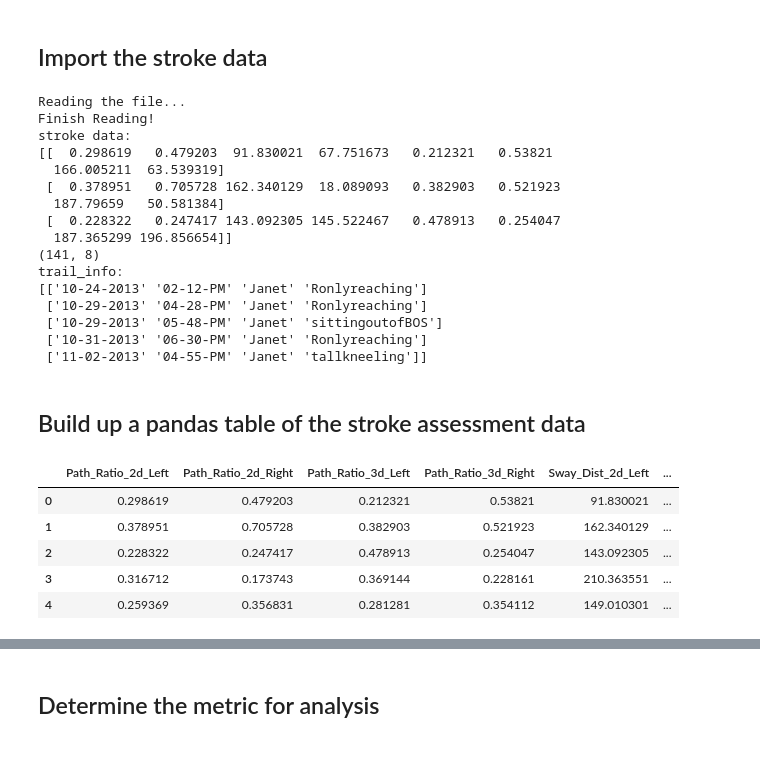
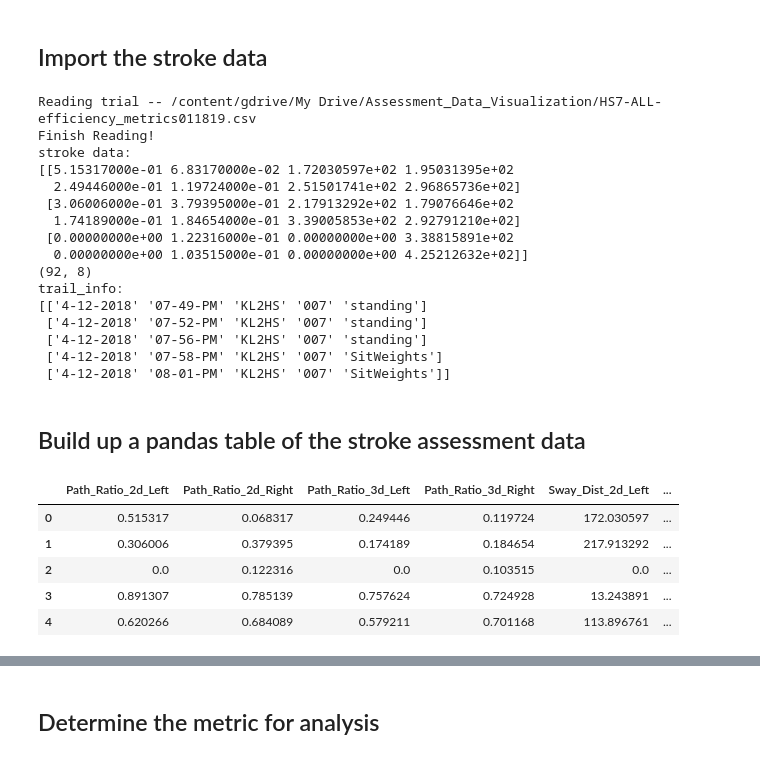
Before and after one commit to MengxuanMa2016/Data_Visualization_Python, a Jupyter notebook: Efficiency_Assessment_Results_Visualization.ipynb, the cells around one changed output, grey strips where cells are left out. Cells and saved outputs as stored; diff of their text form; code cells hidden in the pictures.

```diff
--- a/Efficiency_Assessment_Results_Visualization.ipynb
+++ b/Efficiency_Assessment_Results_Visualization.ipynb
@@ -67,3 +77,7 @@ healthy_data_file = 'KL30-ALL-efficiency_metrics012019.csv'
+# %%
+stroke_data_file = 'HS7-ALL-efficiency_metrics011819.csv'
+stroke_trial_file = 'HS7-ALL-trial_list011819.csv'
+healthy_data_file = 'KL30-ALL-efficiency_metrics012019.csv'
 # %% [markdown]
 ## Some functions
 # %%
@@ -147,40 +161,40 @@ trail_info = read_trial_info(path + stroke_trial_file)
 trail_info = np.asarray(trail_info)
 print("trail_info: \n" + str(trail_info[:5,:]))
 # %% [output]
-Reading the file...
+Reading trial -- /content/gdrive/My Drive/Assessment_Data_Visualization/HS7-ALL-efficiency_metrics011819.csv
 Finish Reading!
 stroke data:
-[[  0.298619   0.479203  91.830021  67.751673   0.212321   0.53821
-  166.005211  63.539319]
- [  0.378951   0.705728 162.340129  18.089093   0.382903   0.521923
-  187.79659   50.581384]
- [  0.228322   0.247417 143.092305 145.522467   0.478913   0.254047
-  187.365299 196.856654]]
-(141, 8)
+[[5.15317000e-01 6.83170000e-02 1.72030597e+02 1.95031395e+02
+  2.49446000e-01 1.19724000e-01 2.51501741e+02 2.96865736e+02]
+ [3.06006000e-01 3.79395000e-01 2.17913292e+02 1.79076646e+02
+  1.74189000e-01 1.84654000e-01 3.39005853e+02 2.92791210e+02]
+ [0.00000000e+00 1.22316000e-01 0.00000000e+00 3.38815891e+02
+  0.00000000e+00 1.03515000e-01 0.00000000e+00 4.25212632e+02]]
+(92, 8)
 trail_info:
-[['10-24-2013' '02-12-PM' 'Janet' 'Ronlyreaching']
- ['10-29-2013' '04-28-PM' 'Janet' 'Ronlyreaching']
- ['10-29-2013' '05-48-PM' 'Janet' 'sittingoutofBOS']
- ['10-31-2013' '06-30-PM' 'Janet' 'Ronlyreaching']
- ['11-02-2013' '04-55-PM' 'Janet' 'tallkneeling']]
+[['4-12-2018' '07-49-PM' 'KL2HS' '007' 'standing']
+ ['4-12-2018' '07-52-PM' 'KL2HS' '007' 'standing']
+ ['4-12-2018' '07-56-PM' 'KL2HS' '007' 'standing']
+ ['4-12-2018' '07-58-PM' 'KL2HS' '007' 'SitWeights']
+ ['4-12-2018' '08-01-PM' 'KL2HS' '007' 'SitWeights']]
 # %% [markdown]
 ## Build up a pandas table of the stroke assessment data
 # %%
-headers = ['_Date','_Time','_Player','_Type', 'Path_Ratio_2d_Left',	'Path_Ratio_2d_Right',	'Sway_Dist_2d_Left',	'Sway_Dist_2d_Right',	'Path_Ratio_3d_Left',	'Path_Ratio_3d_Right',	'Sway_Dist_3d_Left', 'Sway_Dist_3d_Right']
+headers = ['_Date','_Time','_Player','_PlayerId','_Type', 'Path_Ratio_2d_Left',	'Path_Ratio_2d_Right',	'Sway_Dist_2d_Left',	'Sway_Dist_2d_Right',	'Path_Ratio_3d_Left',	'Path_Ratio_3d_Right',	'Sway_Dist_3d_Left', 'Sway_Dist_3d_Right']
 
 stroke_trial_data = np.concatenate((trail_info, stroke_data), axis=1)
 # print("trial with data: \n" + str(stroke_trial_data[:3,0:3]))
 
 stroke_trial_data_dict = dict(zip(headers, stroke_trial_data.T))
 
 stroke_df = pd.DataFrame(stroke_trial_data_dict)
 # # print(stroke_df.head())
 
 display(stroke_df[:5])
 # %% [output]
 |  | Path_Ratio_2d_Left | Path_Ratio_2d_Right | Path_Ratio_3d_Left | Path_Ratio_3d_Right | Sway_Dist_2d_Left | ... |
-| 0 | 0.298619 | 0.479203 | 0.212321 | 0.53821 | 91.830021 | ... |
-| 1 | 0.378951 | 0.705728 | 0.382903 | 0.521923 | 162.340129 | ... |
-| 2 | 0.228322 | 0.247417 | 0.478913 | 0.254047 | 143.092305 | ... |
-| 3 | 0.316712 | 0.173743 | 0.369144 | 0.228161 | 210.363551 | ... |
-| 4 | 0.259369 | 0.356831 | 0.281281 | 0.354112 | 149.010301 | ... |
+| 0 | 0.515317 | 0.068317 | 0.249446 | 0.119724 | 172.030597 | ... |
+| 1 | 0.306006 | 0.379395 | 0.174189 | 0.184654 | 217.913292 | ... |
+| 2 | 0.0 | 0.122316 | 0.0 | 0.103515 | 0.0 | ... |
+| 3 | 0.891307 | 0.785139 | 0.757624 | 0.724928 | 13.243891 | ... |
+| 4 | 0.620266 | 0.684089 | 0.579211 | 0.701168 | 113.896761 | ... |
```
Also changed, not shown: parts of 14 cells of this notebook.
